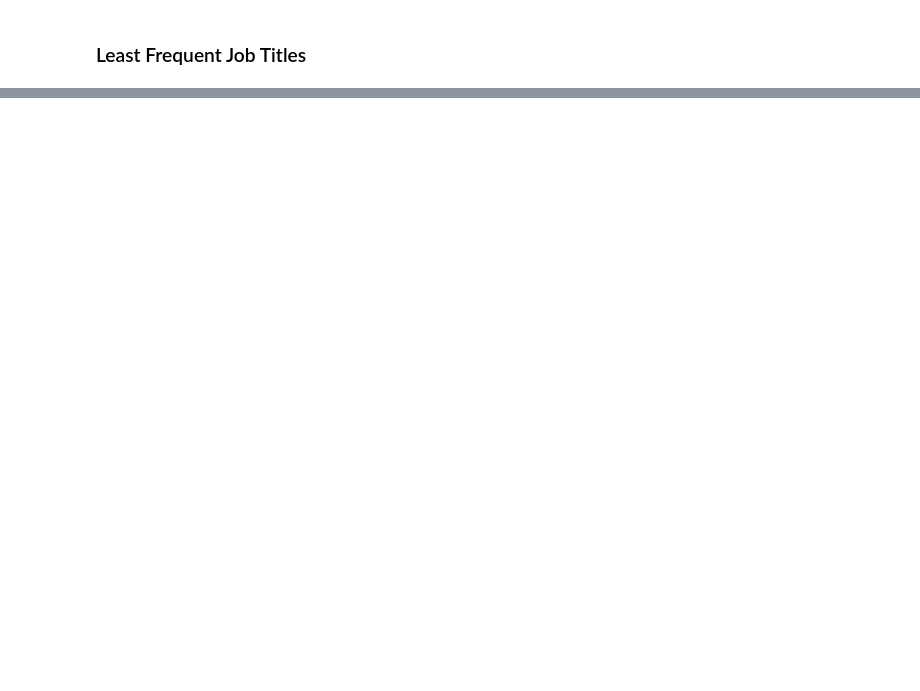
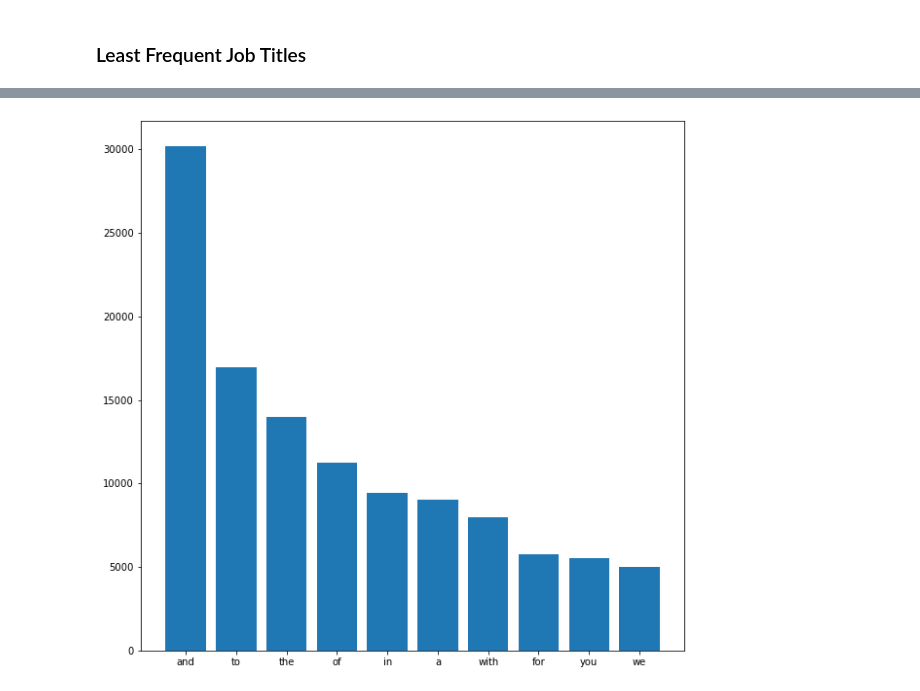
Before and after one commit to RemeAjayi/ds-job-detective, a Jupyter notebook: EDA.ipynb, the cells around one changed output, grey strips where cells are left out. Cells and saved outputs as stored; diff of their text form; code cells hidden in the pictures; blank space fills up the shorter version.

```diff
--- a/EDA.ipynb
+++ b/EDA.ipynb
@@ -100,0 +188,3 @@ df['Job Title'].value_counts()[-10:].index.tolist()
+# %%
+desc_df['Job Description'] = desc_df['Job Description'].apply(lambda x: [contractions.fix(word) for word in x.split()])
+desc_df.sample(10, random_state = 5)
@@ -100,0 +203,4 @@ df['Job Title'].value_counts()[-10:].index.tolist()
+# %%
+#cocatenating items back into a single string
+desc_df['Job Description'] = [' '.join(map(str, l)) for l in desc_df['Job Description']]
+desc_df.sample(10, random_state = 5)
@@ -100,0 +229,5 @@ df['Job Title'].value_counts()[-10:].index.tolist()
+# %%
+import regex as re
+desc_df['Job Description'] = desc_df['Job Description'].str.lower()
+desc_df['Job Description'] = desc_df['Job Description'].apply(lambda x: re.sub(r'[^\w\d\s\']+', '', x))
+desc_df.sample(10, random_state = 5)
@@ -100,0 +246,4 @@ df['Job Title'].value_counts()[-10:].index.tolist()
+# %%
+#nltk tokenization
+desc_df['tokenized_desc'] = desc_df['Job Description'].apply(word_tokenize)
+desc_df.sample(10, random_state = 5)
@@ -100,0 +274,22 @@ df['Job Title'].value_counts()[-10:].index.tolist()
+# %%
+# Before removing checking occurances of stopwords in article content
+def plot_top_stopwords_barchart(text):
+    stop=set(stopwords.words('english'))
+
+    new= text.str.split()
+    new=new.values.tolist()
+    corpus=[word for i in new for word in i]
+    from collections import defaultdict
+    dic=defaultdict(int)
+    for word in corpus:
+        if word in stop:
+            dic[word]+=1
+
+    top=sorted(dic.items(), key=lambda x:x[1],reverse=True)[:10]
+    x,y=zip(*top)
+    plt.figure(figsize=(10,10))
+    plt.bar(x,y)
+
+plot_top_stopwords_barchart(desc_df['Job Description'])
+# %% [output]
+[figure, added]
```
Also changed, not shown: parts of 36 cells of this notebook, 7 other files.
